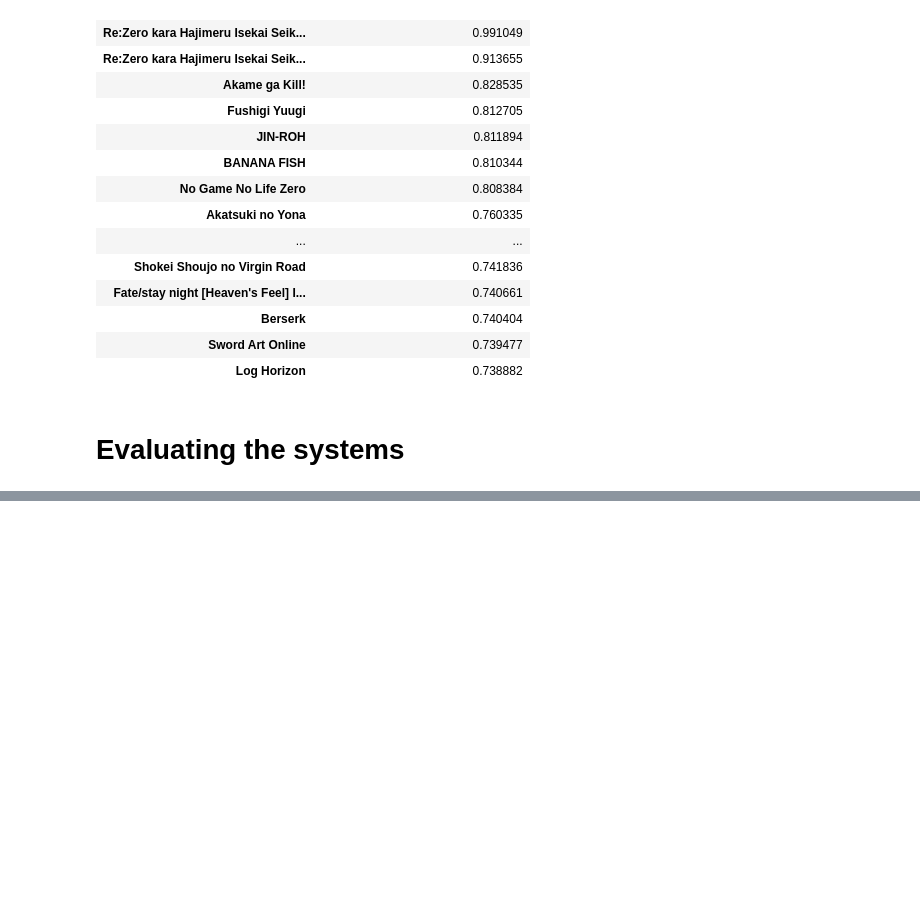
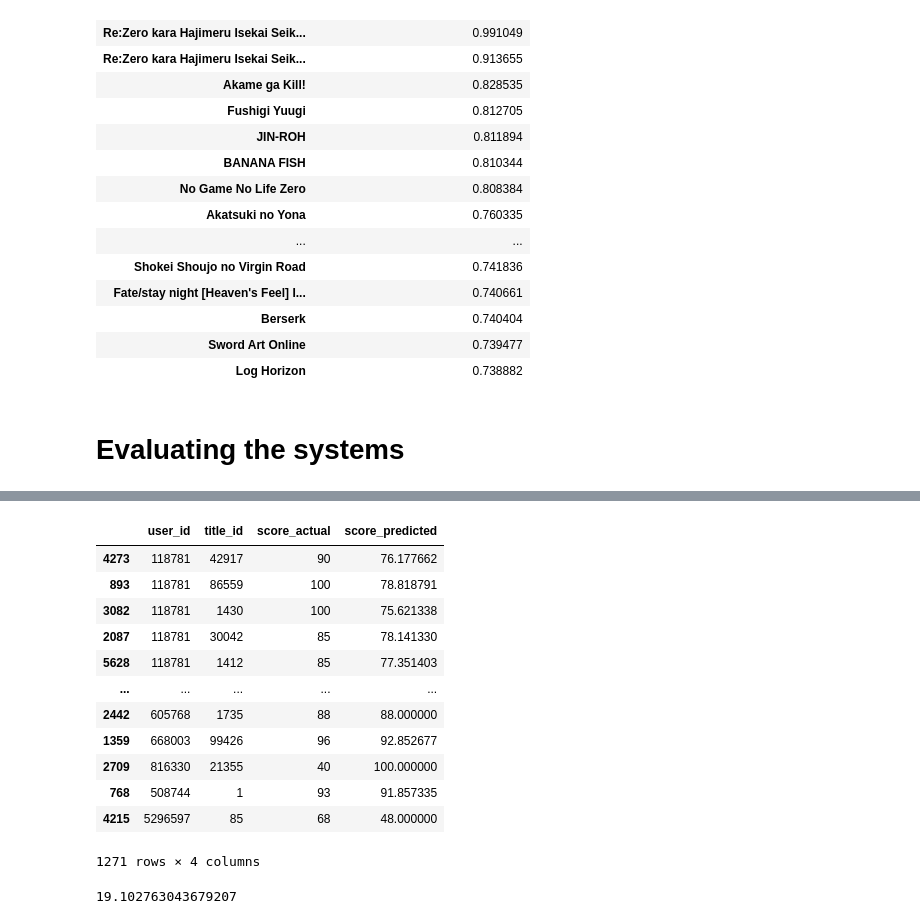
Before and after one commit to doyoung-umich/pj_otaku, a Jupyter notebook: Doyoung/EDA.ipynb, the cells around one changed output, grey strips where cells are left out. Cells and saved outputs as stored; diff of their text form; code cells hidden in the pictures; blank space fills up the shorter version.

```diff
--- a/Doyoung/EDA.ipynb
+++ b/Doyoung/EDA.ipynb
@@ -539,0 +628,7 @@ latent_corr_popular.loc['Re:Zero kara Hajimeru Isekai Seikatsu'].iloc[0].drop_du
+# %%
+weight_sum = user_title_corr.sum()
+score_prediction = (user_title_corr.T.values @ user_score['score'].values)/weight_sum.values.flatten()
+score_prediction_dict = dict(zip(titles.title_id, score_prediction))
+# %%
+user_test_titles = test_mod.loc[lambda x : x.user_id == user]
+user_test_titles
@@ -539,0 +646,5 @@ latent_corr_popular.loc['Re:Zero kara Hajimeru Isekai Seikatsu'].iloc[0].drop_du
+# %%
+temp_df = user_test_titles[['user_id','title_id','score']]
+temp_df['score_predicted'] = temp_df['title_id'].map(score_prediction_dict)
+temp_df = temp_df.rename(columns = {'score':'score_actual'})
+temp_df
@@ -539,0 +668,39 @@ latent_corr_popular.loc['Re:Zero kara Hajimeru Isekai Seikatsu'].iloc[0].drop_du
+# %%
+test_users = test_mod.user_id.unique()
+test_result = pd.DataFrame(columns = ['user_id', 'title_id', 'score_actual', 'score_predicted'])
+
+for user in tqdm(test_users):
+    user_title_corr = latent_corr_tid.loc[train.loc[lambda x : x.user_id == user]['title_id']].sort_values('title_id')
+    user_score = train.loc[lambda x : x.user_id == user][['title_id','score']].sort_values('title_id')
+    weight_sum = user_title_corr.sum()
+    score_prediction = (user_title_corr.T.values @ user_score['score'].values)/weight_sum.values.flatten()
+    score_prediction_dict = dict(zip(titles.title_id, score_prediction))
+    user_test_titles = test_mod.loc[lambda x : x.user_id == user]
+    temp_df = user_test_titles[['user_id','title_id','score']]
+    temp_df['score_predicted'] = temp_df['title_id'].map(score_prediction_dict)
+    temp_df = temp_df.rename(columns = {'score':'score_actual'})
+    test_result = pd.concat([test_result, temp_df])
+# %%
+# latent_corr_tid.loc[train.loc[lambda x : x.user_id == user]['title_id']].sort_values('title_id')
+test_result
+# %% [output]
+|  | user_id | title_id | score_actual | score_predicted |
+| 4273 | 118781 | 42917 | 90 | 76.177662 |
+| 893 | 118781 | 86559 | 100 | 78.818791 |
+| 3082 | 118781 | 1430 | 100 | 75.621338 |
+| 2087 | 118781 | 30042 | 85 | 78.141330 |
+| 5628 | 118781 | 1412 | 85 | 77.351403 |
+| ... | ... | ... | ... | ... |
+| 2442 | 605768 | 1735 | 88 | 88.000000 |
+| 1359 | 668003 | 99426 | 96 | 92.852677 |
+| 2709 | 816330 | 21355 | 40 | 100.000000 |
+| 768 | 508744 | 1 | 93 | 91.857335 |
+| 4215 | 5296597 | 85 | 68 | 48.000000 |
+1271 rows × 4 columns
+# %%
+mse = mean_squared_error(y_true= test_result['score_actual'].values, y_pred=test_result['score_predicted'].values)
+rmse = np.sqrt(mse)
+
+print(rmse)
+# %% [output]
+19.102763043679207
```
Also changed, not shown: parts of 11 cells of this notebook.
